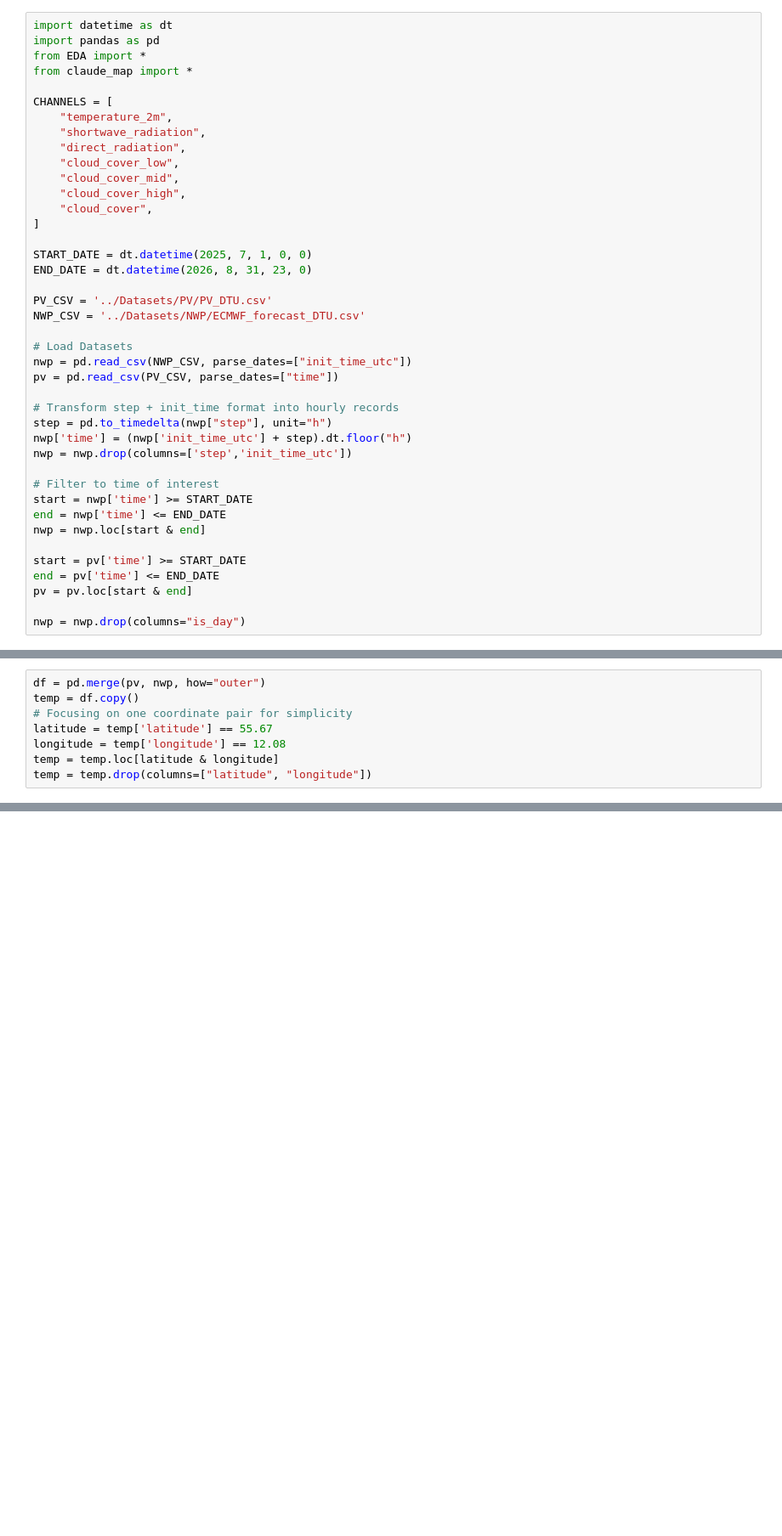
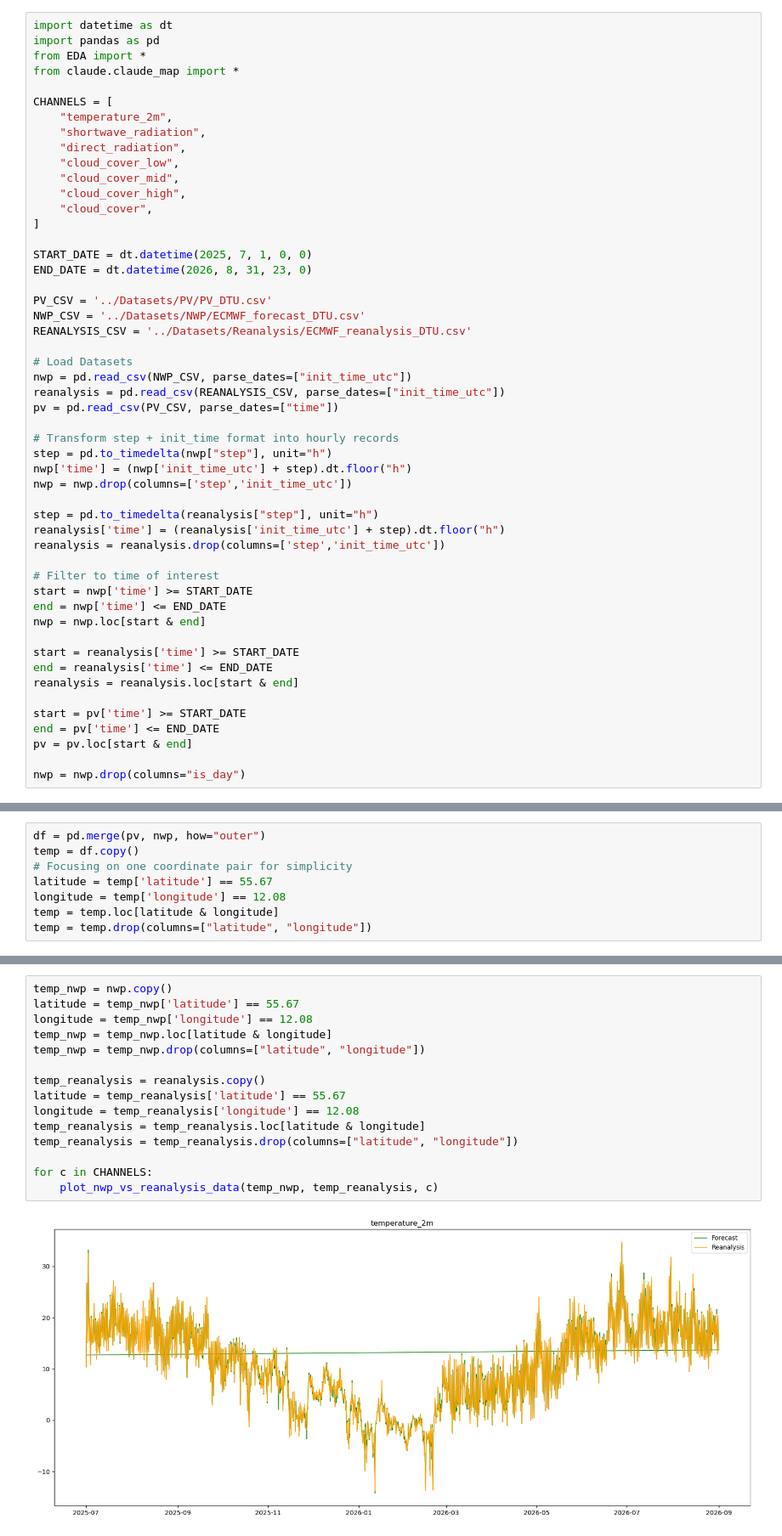
Before and after one commit to spgvieira/ITU-Roof-Solar-Pannels-Data, a Jupyter notebook: DataAnalysis/pv_nwp.ipynb, the cells around one changed output, grey strips where cells are left out. Shown at 85% size. Drawn from its saved outputs; the diff is of its cells as text; blank space fills up the shorter version.

Commit message:
Adding renalysis data + search for models best hyper parameters

```diff
--- a/DataAnalysis/pv_nwp.ipynb
+++ b/DataAnalysis/pv_nwp.ipynb
@@ -2,7 +2,7 @@
 import datetime as dt
 import pandas as pd
 from EDA import *
-from claude_map import *
+from claude.claude_map import *
 
 CHANNELS = [
     "temperature_2m",
@@ -19,9 +19,11 @@ END_DATE = dt.datetime(2026, 8, 31, 23, 0)
 
 PV_CSV = '../Datasets/PV/PV_DTU.csv'
 NWP_CSV = '../Datasets/NWP/ECMWF_forecast_DTU.csv'
+REANALYSIS_CSV = '../Datasets/Reanalysis/ECMWF_reanalysis_DTU.csv'
 
 # Load Datasets
 nwp = pd.read_csv(NWP_CSV, parse_dates=["init_time_utc"])
+reanalysis = pd.read_csv(REANALYSIS_CSV, parse_dates=["init_time_utc"])
 pv = pd.read_csv(PV_CSV, parse_dates=["time"])
 
 # Transform step + init_time format into hourly records
@@ -29,10 +31,18 @@ step = pd.to_timedelta(nwp["step"], unit="h")
 nwp['time'] = (nwp['init_time_utc'] + step).dt.floor("h")
 nwp = nwp.drop(columns=['step','init_time_utc'])
 
+step = pd.to_timedelta(reanalysis["step"], unit="h")
+reanalysis['time'] = (reanalysis['init_time_utc'] + step).dt.floor("h")
+reanalysis = reanalysis.drop(columns=['step','init_time_utc'])
+
 # Filter to time of interest
 start = nwp['time'] >= START_DATE
 end = nwp['time'] <= END_DATE
 nwp = nwp.loc[start & end]
+
+start = reanalysis['time'] >= START_DATE
+end = reanalysis['time'] <= END_DATE
+reanalysis = reanalysis.loc[start & end]
 
 start = pv['time'] >= START_DATE
 end = pv['time'] <= END_DATE
@@ -299,0 +234,17 @@ solar_powerIndetified Outliers: 0
+# %%
+temp_nwp = nwp.copy()
+latitude = temp_nwp['latitude'] == 55.67
+longitude = temp_nwp['longitude'] == 12.08
+temp_nwp = temp_nwp.loc[latitude & longitude]
+temp_nwp = temp_nwp.drop(columns=["latitude", "longitude"])
+
+temp_reanalysis = reanalysis.copy()
+latitude = temp_reanalysis['latitude'] == 55.67
+longitude = temp_reanalysis['longitude'] == 12.08
+temp_reanalysis = temp_reanalysis.loc[latitude & longitude]
+temp_reanalysis = temp_reanalysis.drop(columns=["latitude", "longitude"])
+
+for c in CHANNELS:
+    plot_nwp_vs_reanalysis_data(temp_nwp, temp_reanalysis, c)
+# %% [output]
+[figure, added]
```
Also changed, not shown: parts of 17 cells of this notebook, 14 other files.
